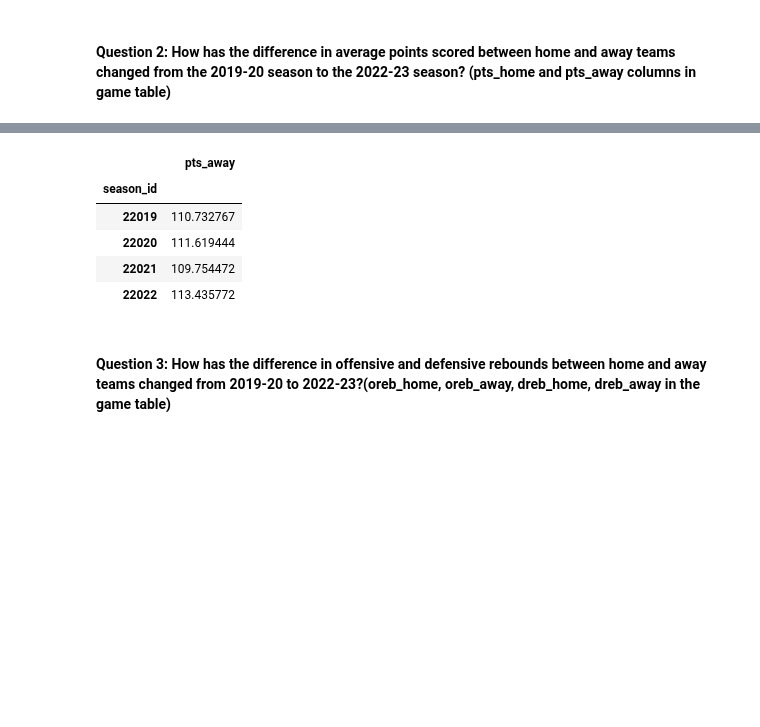
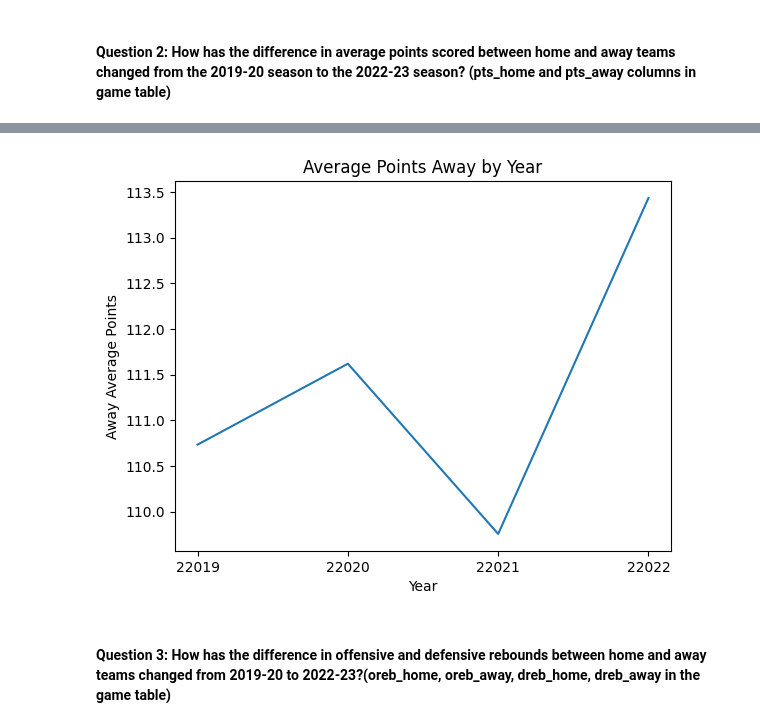
Before and after one commit to thezachdrake/UMD-INST627-Fall2024, a Jupyter notebook: tirfe.ipynb, the cells around one changed output, grey strips where cells are left out. Drawn from its saved outputs; the diff is of its cells as text; code cells hidden in the pictures; blank space fills up the shorter version.

```diff
--- a/tirfe.ipynb
+++ b/tirfe.ipynb
@@ -63,20 +72,24 @@ mean_pts_home
 # %%
 covid_wl = pd.read_sql_query("SELECT pts_home, pts_away, season_id FROM game WHERE season_id IN ('22019', '22020','22021', '22022')", con)
 covid_wl = covid_wl.replace('W', 1)
 covid_wl = covid_wl.replace('L', 0)
 
 
 mean_pts_away = covid_wl.groupby('season_id').agg({
     'pts_away': 'mean'
 })
 mean_pts_away
+sns.lineplot(x=mean_pts_away.index, y=mean_pts_away['pts_away'])
+
+# Adding labels and title
+plt.xlabel('Year')
+plt.ylabel('Away Average Points')
+plt.title('Average Points Away by Year')
+
+# Show the plot
+plt.show()
 # %% [output]
-|  | pts_away |
-| season_id |  |
-| 22019 | 110.732767 |
-| 22020 | 111.619444 |
-| 22021 | 109.754472 |
-| 22022 | 113.435772 |
+[figure, added]
 # %% [markdown]
 #### Question 3: How has the difference in offensive and defensive rebounds between home and away teams changed from 2019-20 to 2022-23?(oreb_home, oreb_away, dreb_home, dreb_away in the game table)
 # %%
```
Also changed, not shown: parts of 6 cells of this notebook.
